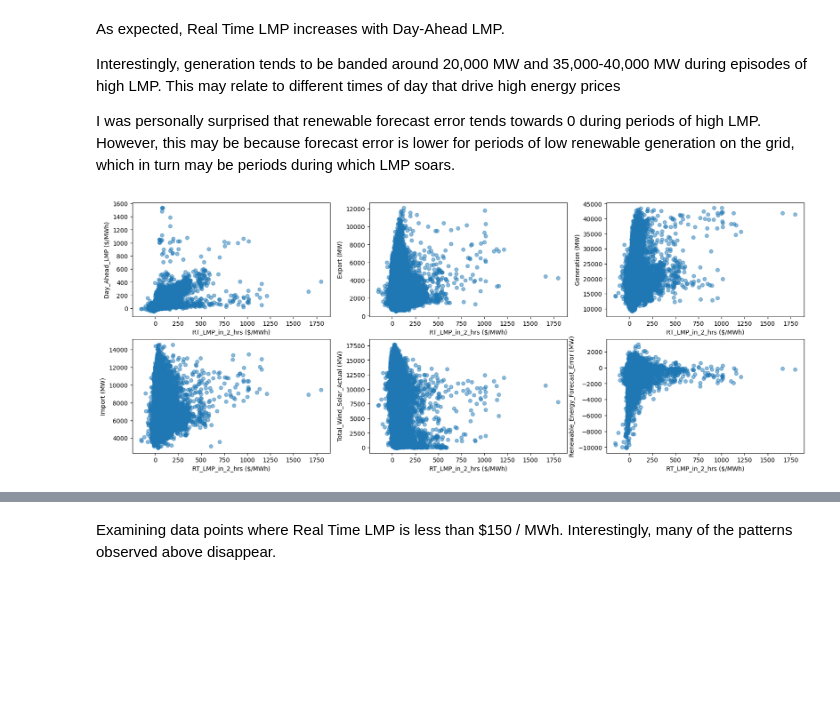
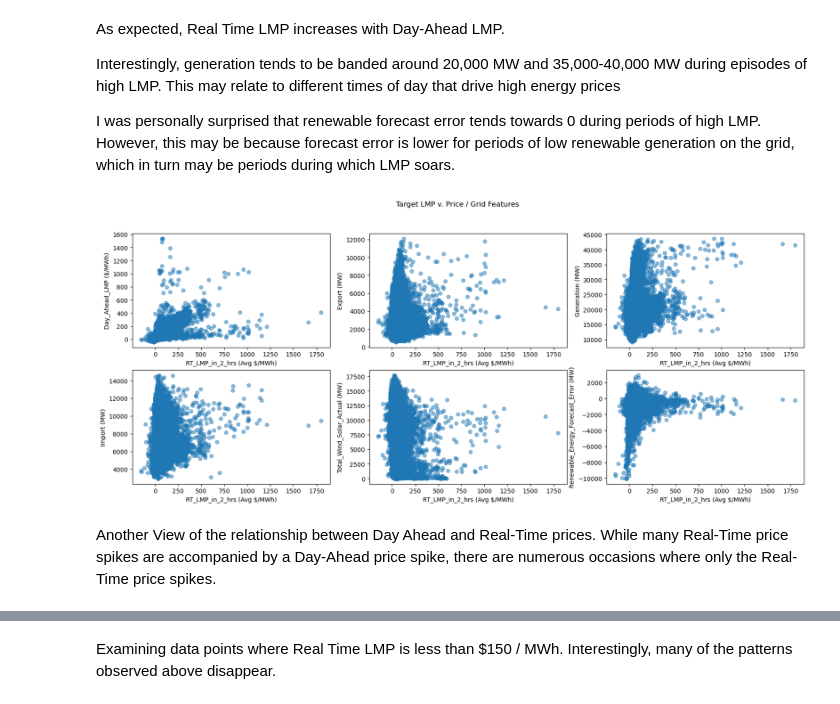
Before and after one commit to Lbongard/energy_project, a Jupyter notebook: EDA.ipynb, the cells around one changed output, grey strips where cells are left out. Drawn from its saved outputs; the diff is of its cells as text; code cells hidden in the pictures; blank space fills up the shorter version.

```diff
--- a/EDA.ipynb
+++ b/EDA.ipynb
@@ -204,7 +189,7 @@ def create_shifted_series(df, col_name, shift_hours):
 
     return shifted_series
 # %%
-df['Real_Time_LMP_in_2_hrs ($/MWh)'] = create_shifted_series(df=df, col_name='Real_Time_LMP (Avg $/MWh)', shift_hours=2)
+df['Real_Time_LMP_in_2_hrs (Avg $/MWh)'] = create_shifted_series(df=df, col_name='Real_Time_LMP (Avg $/MWh)', shift_hours=2)
 # %% [markdown]
 As expected, Real Time LMP increases with Day-Ahead LMP.
 
@@ -214,12 +199,17 @@ I was personally surprised that renewable forecast error tends towards 0 during
 # %%
 fig, ax = plt.subplots(2, 3, figsize=(20, 7.5))
 
 for i, y in enumerate(non_RTLMP_view_cols):
     row = i // 3
     col = i % 3
 
-    ax[row, col].scatter(df['Real_Time_LMP_in_2_hrs ($/MWh)'], df[y], alpha=0.5)
-    ax[row, col].set_xlabel('RT_LMP_in_2_hrs ($/MWh)')
+    ax[row, col].scatter(df['Real_Time_LMP_in_2_hrs (Avg $/MWh)'], df[y], alpha=0.5)
+    ax[row, col].set_xlabel('RT_LMP_in_2_hrs (Avg $/MWh)')
     ax[row, col].set_ylabel(f'{y}')
+
+fig.suptitle('Target LMP v. Price / Grid Features')
+plt.show()
 # %% [output]
-[figure, old version]
+[figure, new version]
+# %% [markdown]
+Another View of the relationship between Day Ahead and Real-Time prices. While many Real-Time price spikes are accompanied by a Day-Ahead price spike, there are numerous occasions where only the Real-Time price spikes.
```
Also changed, not shown: parts of 18 cells of this notebook, 3 other files.
